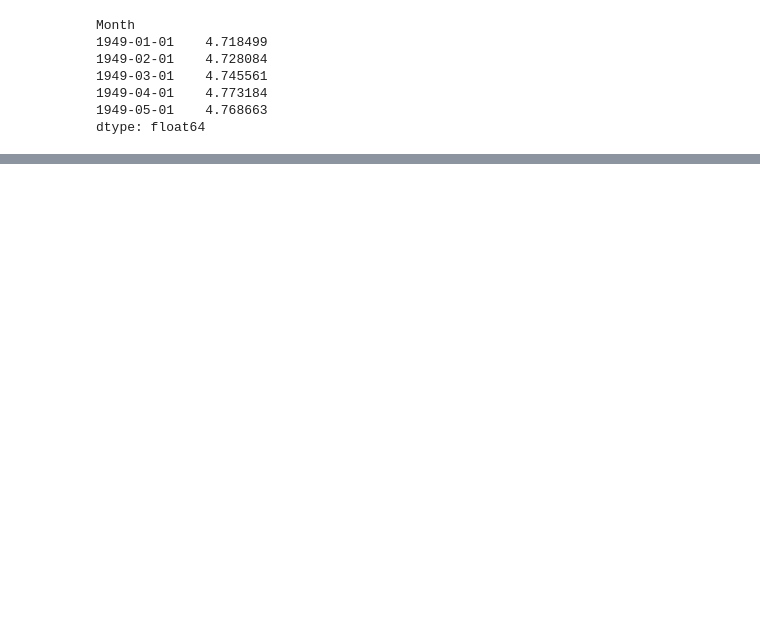
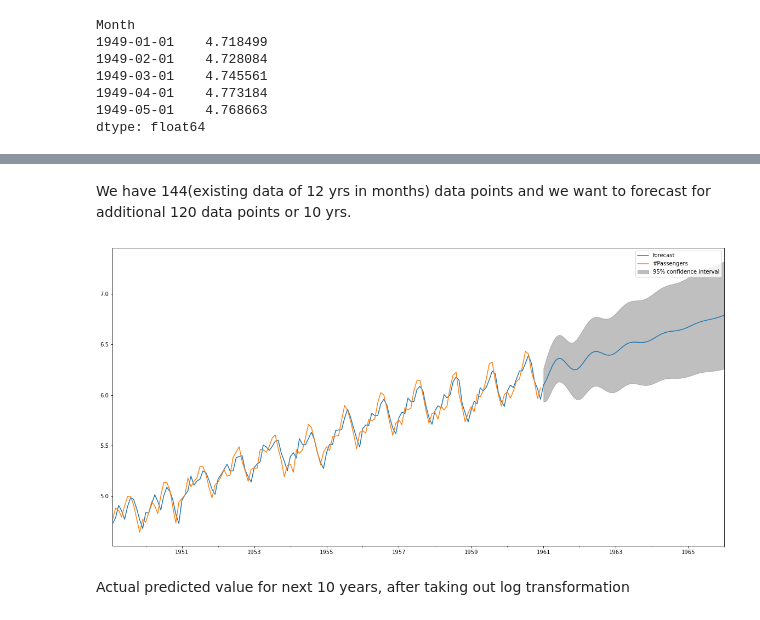
Before and after one commit to ankp6737/machinelearning, a Jupyter notebook: Time_Series_ARIMA.ipynb, the cells around one changed output, grey strips where cells are left out. Saved outputs shown, nothing was run; the diff lists cells and outputs as text; code cells hidden in the pictures; blank space fills up the shorter version.

```diff
--- a/Time_Series_ARIMA.ipynb
+++ b/Time_Series_ARIMA.ipynb
@@ -624,0 +631,10 @@ x=results_ARIMA.forecast(steps=120)
+# %% [markdown]
+We have 144(existing data of 12 yrs in months) data points and we want to forecast for additional 120 data points or 10 yrs.
+# %%
+rcParams['figure.figsize']=20,10
+results_ARIMA.plot_predict(1,204)         #plot prediction of ARIMA model
+x=results_ARIMA.forecast(steps=120)       #forcasting the number of passenger for another 10 years i.e. 120 months
+# %% [output]
+[figure, added]
+# %% [markdown]
+Actual predicted value for next 10 years, after taking out log transformation
```
Also changed, not shown: parts of 22 cells of this notebook.
